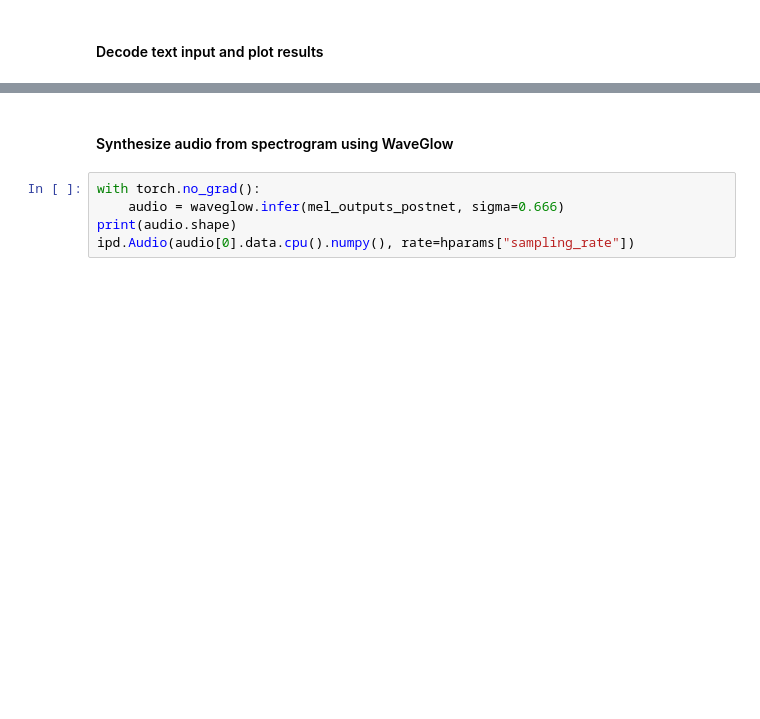
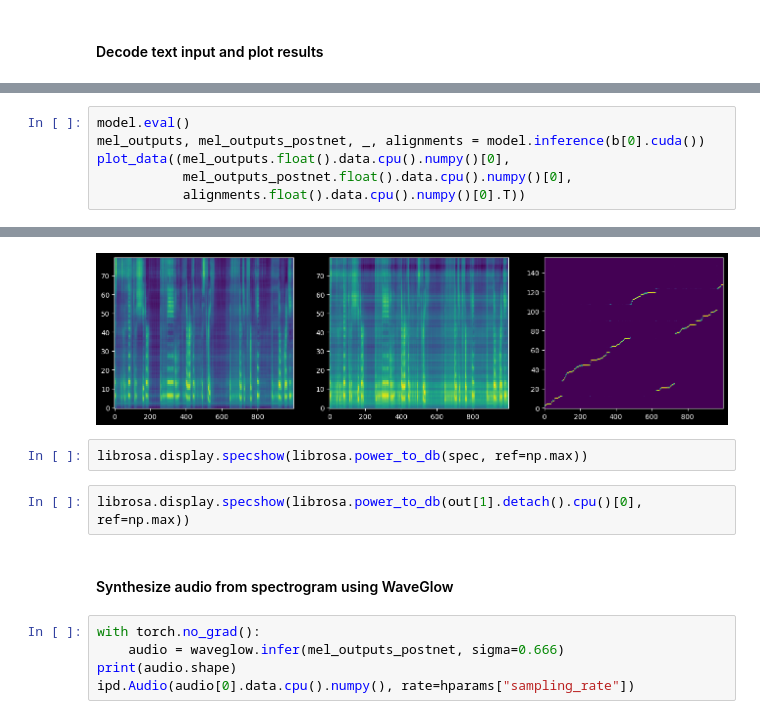
Before and after one commit to TrevorAshby/ProSS, a Jupyter notebook: src/ProSS/model/inference.ipynb, the cells around one changed output, grey strips where cells are left out. Cells and saved outputs as stored; diff of their text form; blank space fills up the shorter version.

```diff
--- a/src/ProSS/model/inference.ipynb
+++ b/src/ProSS/model/inference.ipynb
@@ -122,0 +276,7 @@ out = model([sequence, torch.tensor(len(sequence)), spec, maxlen, outlen])
+# %%
+model.eval()
+mel_outputs, mel_outputs_postnet, _, alignments = model.inference(b[0].cuda())
+plot_data((mel_outputs.float().data.cpu().numpy()[0],
+           mel_outputs_postnet.float().data.cpu().numpy()[0],
+           alignments.float().data.cpu().numpy()[0].T))
+# %% [output]
@@ -123,3 +284,8 @@ out = model([sequence, torch.tensor(len(sequence)), spec, maxlen, outlen])
+[figure, added]
+# %%
+librosa.display.specshow(librosa.power_to_db(spec, ref=np.max))
+# %%
+librosa.display.specshow(librosa.power_to_db(out[1].detach().cpu()[0], ref=np.max))
 # %% [markdown]
 #### Synthesize audio from spectrogram using WaveGlow
 # %%
```
Also changed, not shown: parts of 16 cells of this notebook, 39 other files.
